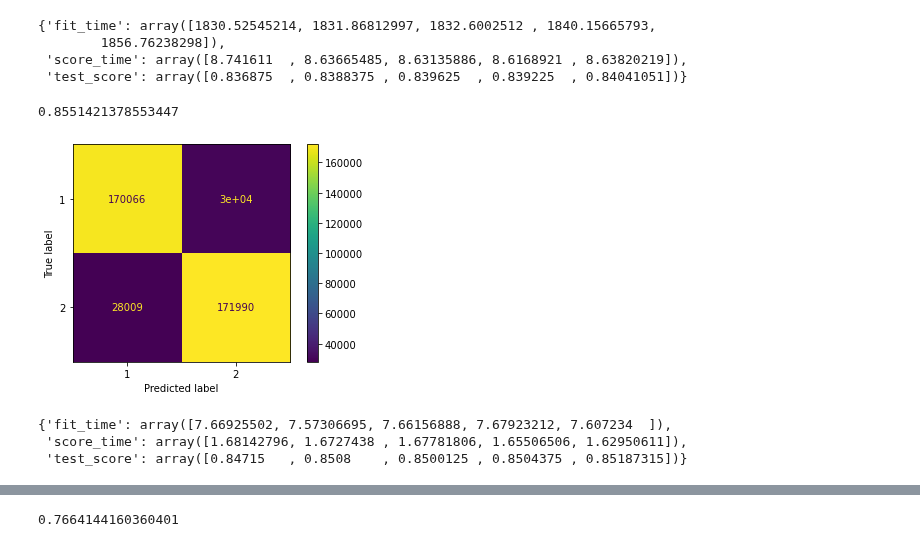
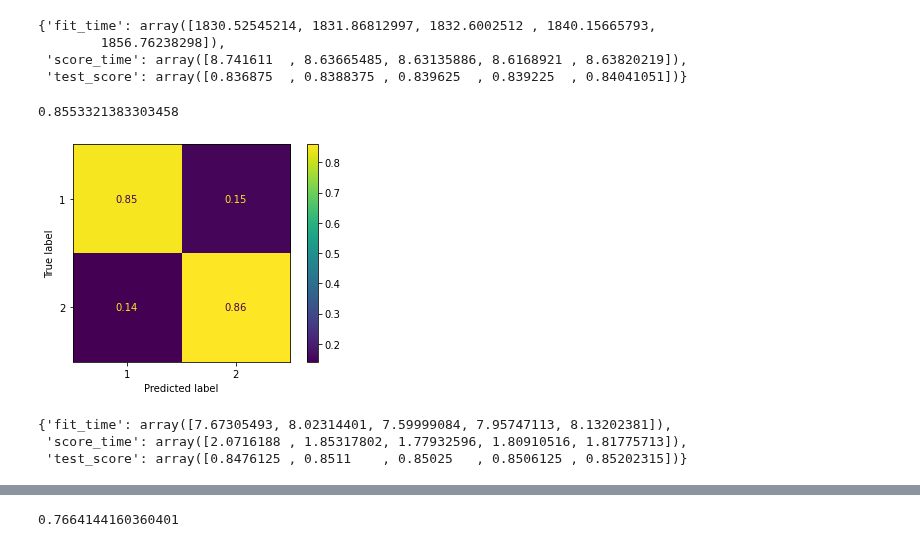
Before and after one commit to ThomasHChapman/classifying_user_reviews, a Jupyter notebook: working_notebooks/modeling_nb.ipynb, the cells around one changed output, grey strips where cells are left out. Saved outputs shown, nothing was run; the diff lists cells and outputs as text; code cells hidden in the pictures.

Commit message:
Grid Searched SGDC

```diff
--- a/working_notebooks/modeling_nb.ipynb
+++ b/working_notebooks/modeling_nb.ipynb
@@ -17,7 +21,7 @@ from imblearn.pipeline import Pipeline as ImPipeline
 # %% [markdown]
 # Modeling
 # %%
-max_features = None
+max_features = 100000
 # %%
 # Read in the data
 df = pd.read_csv('../data/train_cleaned.csv', usecols=['sentiment', 'text_cleaned', 'toks'])
@@ -53,7 +57,7 @@ dtype: int64
 | 369851 | 2 | NaN | [] |
 # %%
 # Drop lone NaN value in 'text_cleaned'
-df.drop(index=[369851], inplace=True)
+df.dropna(inplace=True)
 # %%
 X = df['text_cleaned']
 y = df['sentiment']
@@ -126,23 +135,26 @@ with open ('rf_pkl', 'wb') as files:
 # %%
 # Instantiate the SDGC Classifier pipeline
 sgdc_pipe = ImPipeline(steps=[
-                            ('vect', TfidfVectorizer(max_features=max_features)),
-                            ('sdgc', SGDClassifier(random_state=42))
+                            ('vect', TfidfVectorizer(max_features=max_features,
+                                                    #max_df=0.95,
+                                                   # min_df=0.05
+                                                    )),
+                            ('sgdc', SGDClassifier(random_state=42))
                             ]
 )
 
 #Fit SGDC pipe on the training data, get predictions and plot confusion matrix
 sgdc_pipe.fit(X, y)
 sgdc_yhat = sgdc_pipe.predict(X)
-plot_confusion_matrix(sgdc_pipe, X, y);
+plot_confusion_matrix(sgdc_pipe, X, y, normalize='true');
 print(accuracy_score(y, sgdc_yhat))
 # %% [output]
-0.8551421378553447
+0.8553321383303458
-[figure, old version]
+[figure, new version]
 # %%
 # Obtained cross-validated accuracy score
 cross_validate(sgdc_pipe, X, y)
 # %% [output]
-{'fit_time': array([7.66925502, 7.57306695, 7.66156888, 7.67923212, 7.607234  ]),
- 'score_time': array([1.68142796, 1.6727438 , 1.67781806, 1.65506506, 1.62950611]),
- 'test_score': array([0.84715   , 0.8508    , 0.8500125 , 0.8504375 , 0.85187315])}
+{'fit_time': array([7.67305493, 8.02314401, 7.59999084, 7.95747113, 8.13202381]),
+ 'score_time': array([2.0716188 , 1.85317802, 1.77932596, 1.80910516, 1.81775713]),
+ 'test_score': array([0.8476125 , 0.8511    , 0.85025   , 0.8506125 , 0.85202315])}
```
Also changed, not shown: parts of 17 cells of this notebook.
